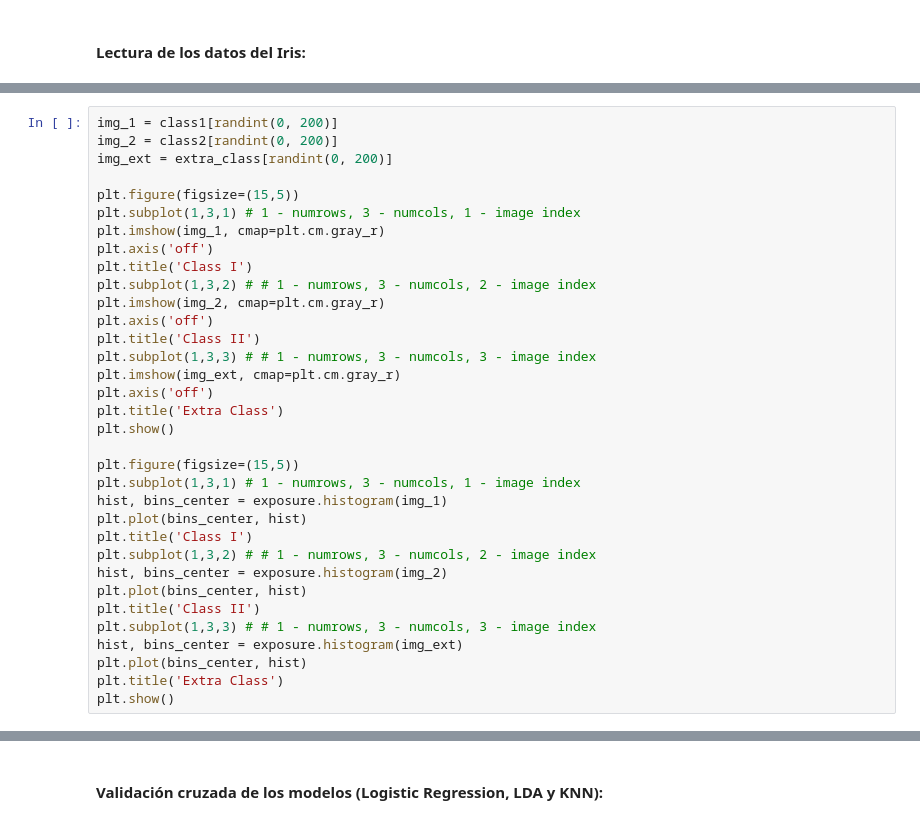
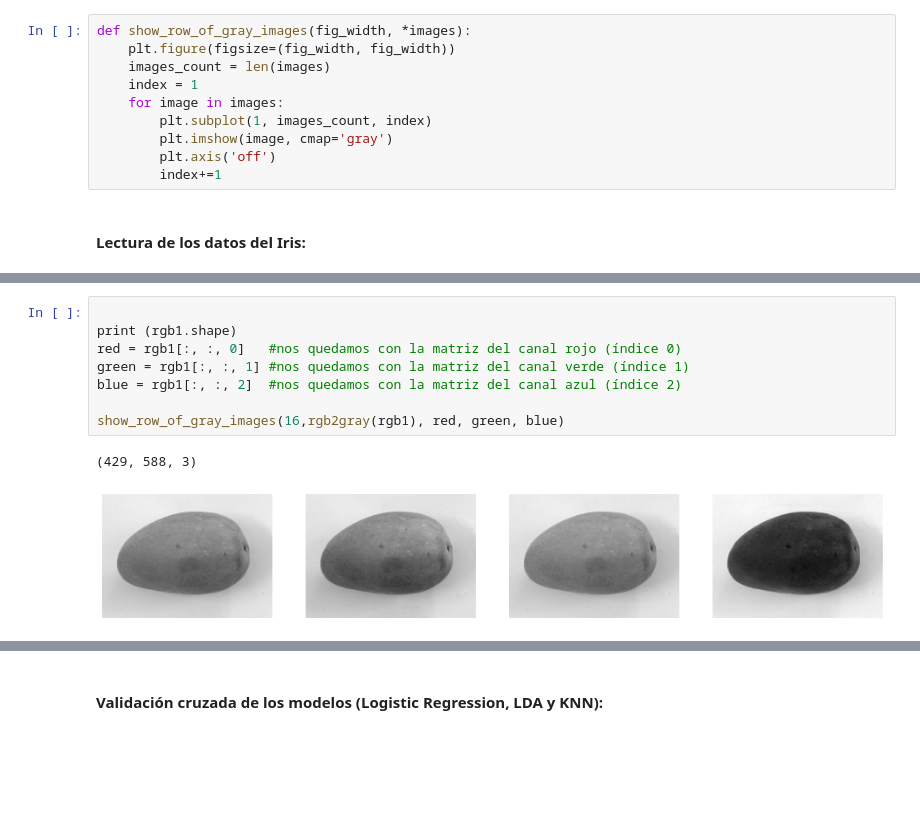
Before and after one commit to vidaldani/MangoGrading, a Jupyter notebook: MangoGrading.ipynb, the cells around one changed output, grey strips where cells are left out. Cells and saved outputs as stored; diff of their text form; blank space fills up the shorter version.

```diff
--- a/MangoGrading.ipynb
+++ b/MangoGrading.ipynb
@@ -26,3 +29,13 @@ from skimage.transform import resize
+# %%
+def show_row_of_gray_images(fig_width, *images):
+    plt.figure(figsize=(fig_width, fig_width))
+    images_count = len(images)
+    index = 1
+    for image in images:
+        plt.subplot(1, images_count, index)
+        plt.imshow(image, cmap='gray')
+        plt.axis('off')
+        index+=1
 # %% [markdown]
 #### Lectura de los datos del Iris:
 # %%
@@ -70,34 +80,11 @@ for i in range(0, n-1, 1):
-# %%
-img_1 = class1[randint(0, 200)]
-img_2 = class2[randint(0, 200)]
-img_ext = extra_class[randint(0, 200)]
-
-plt.figure(figsize=(15,5))
-plt.subplot(1,3,1) # 1 - numrows, 3 - numcols, 1 - image index
-plt.imshow(img_1, cmap=plt.cm.gray_r)
-plt.axis('off')
-plt.title('Class I')
-plt.subplot(1,3,2) # # 1 - numrows, 3 - numcols, 2 - image index
-plt.imshow(img_2, cmap=plt.cm.gray_r)
-plt.axis('off')
-plt.title('Class II')
-plt.subplot(1,3,3) # # 1 - numrows, 3 - numcols, 3 - image index
-plt.imshow(img_ext, cmap=plt.cm.gray_r)
-plt.axis('off')
-plt.title('Extra Class')
-plt.show()
-
-plt.figure(figsize=(15,5))
-plt.subplot(1,3,1) # 1 - numrows, 3 - numcols, 1 - image index
-hist, bins_center = exposure.histogram(img_1)
-plt.plot(bins_center, hist)
-plt.title('Class I')
-plt.subplot(1,3,2) # # 1 - numrows, 3 - numcols, 2 - image index
-hist, bins_center = exposure.histogram(img_2)
-plt.plot(bins_center, hist)
-plt.title('Class II')
-plt.subplot(1,3,3) # # 1 - numrows, 3 - numcols, 3 - image index
-hist, bins_center = exposure.histogram(img_ext)
-plt.plot(bins_center, hist)
-plt.title('Extra Class')
-plt.show()
+# %%
+
+print (rgb1.shape)
+red = rgb1[:, :, 0]   #nos quedamos con la matriz del canal rojo (índice 0)
+green = rgb1[:, :, 1] #nos quedamos con la matriz del canal verde (índice 1)
+blue = rgb1[:, :, 2]  #nos quedamos con la matriz del canal azul (índice 2)
+
+show_row_of_gray_images(16,rgb2gray(rgb1), red, green, blue)
+# %% [output]
+(429, 588, 3)
+[figure, added]
```
Also changed, not shown: parts of 7 cells of this notebook.
